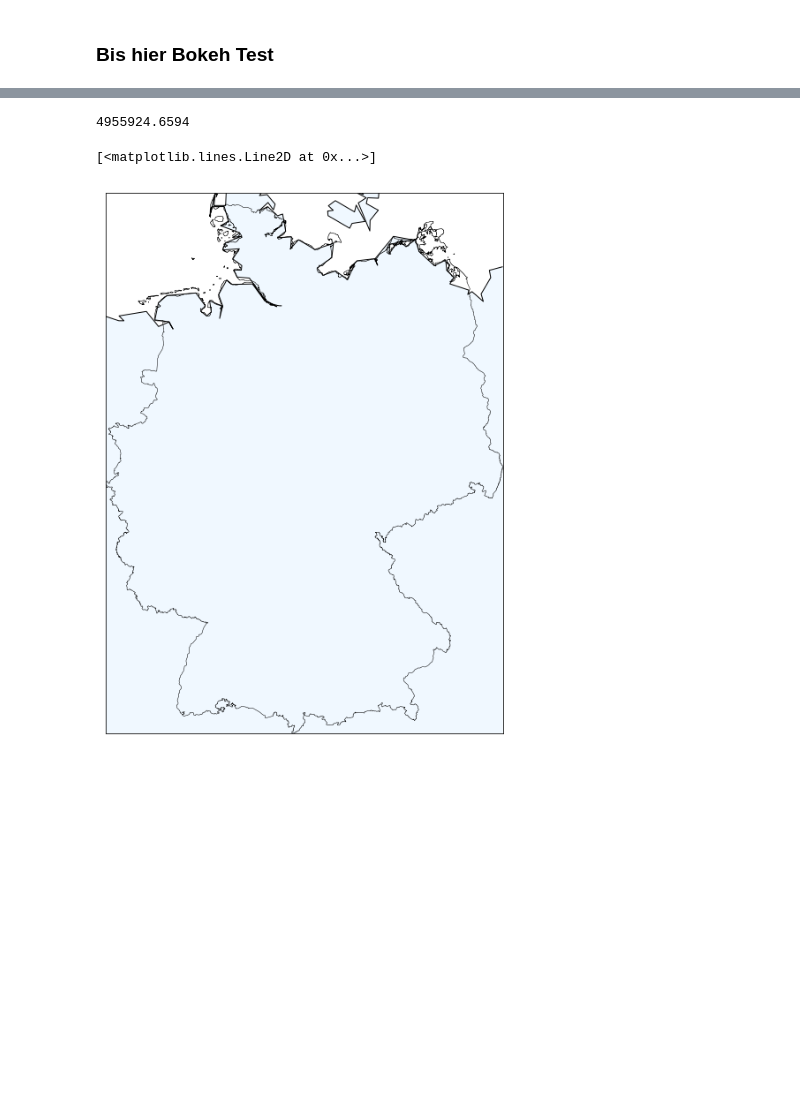
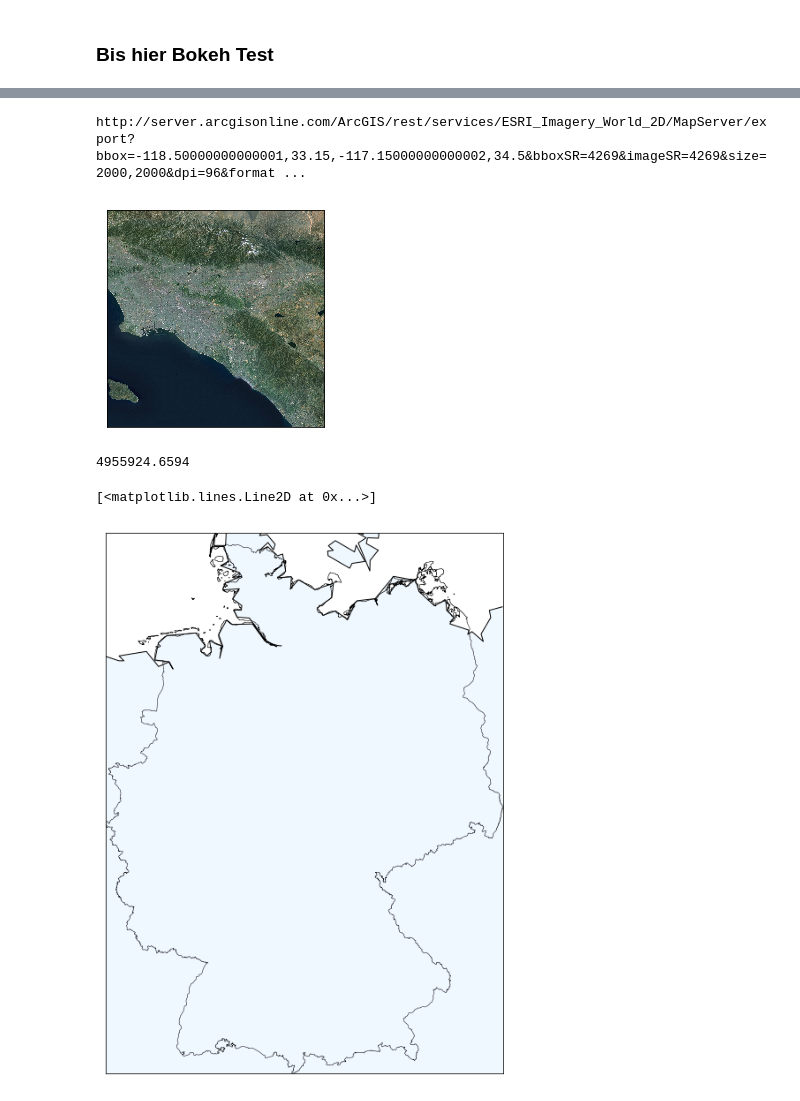
Before and after one commit to s-maibuecher/german_city_foundation, a Jupyter notebook: german-city-foundation.ipynb, the cells around one changed output, grey strips where cells are left out. Drawn from its saved outputs; the diff is of its cells as text; code cells hidden in the pictures; blank space fills up the shorter version.

```diff
--- a/german-city-foundation.ipynb
+++ b/german-city-foundation.ipynb
@@ -272,3 +280,18 @@ m.bluemarble()
+# %%
+from mpl_toolkits.basemap import Basemap
+import matplotlib.pyplot as plt
+
+map = Basemap(llcrnrlon=-118.5,llcrnrlat=33.15,urcrnrlon=-117.15,urcrnrlat=34.5, epsg=4269)
+#http://server.arcgisonline.com/arcgis/rest/services
+#EPSG Number of America is 4269
+
+map.arcgisimage(service='ESRI_Imagery_World_2D', xpixels = 2000, verbose= True)
+plt.show()
+
+#https://stackoverflow.com/questions/20768777/how-to-draw-a-high-resolution-etopo-background-in-matplotlib-basemap
+# %% [output]
+http://server.arcgisonline.com/ArcGIS/rest/services/ESRI_Imagery_World_2D/MapServer/export?bbox=-118.50000000000001,33.15,-117.15000000000002,34.5&bboxSR=4269&imageSR=4269&size=2000,2000&dpi=96&format ...
+[figure, added]
 # %%
 import numpy as np
 import matplotlib.pyplot as plt
```
Also changed, not shown: parts of 3 cells of this notebook, 2 other files.
